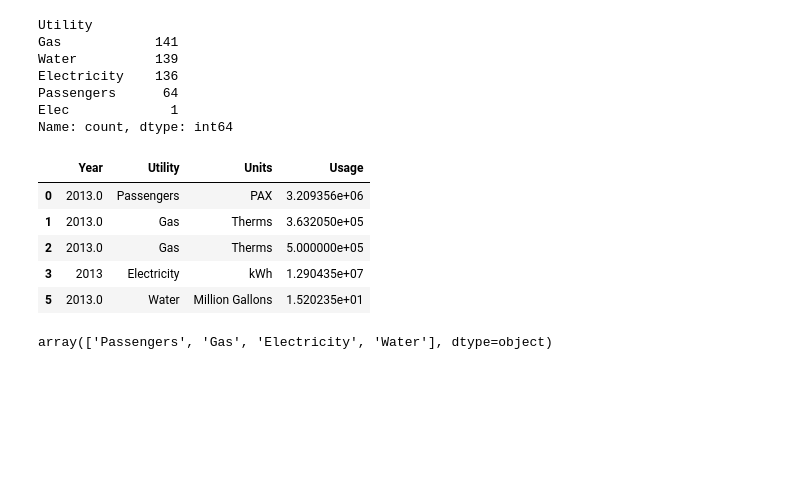
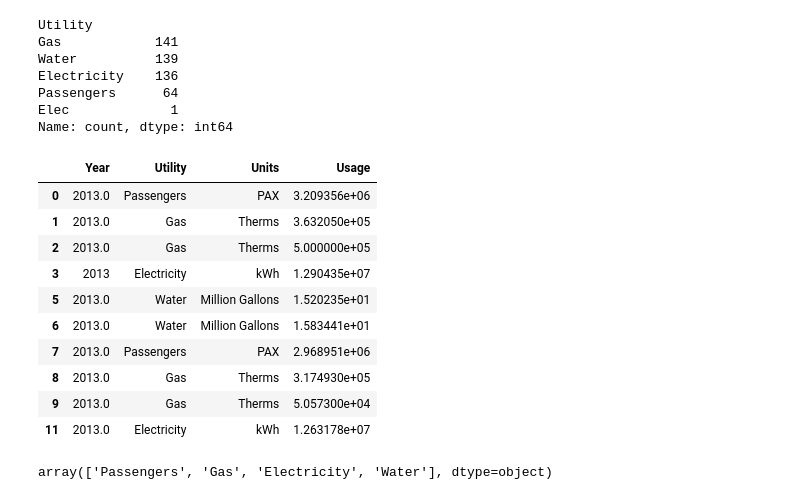
Before and after one commit to jaidevkler/Module-4-Review, a Jupyter notebook: module4_notes.ipynb, the cells around one changed output. Saved outputs shown, nothing was run; the diff lists cells and outputs as text; code cells hidden in the pictures; blank space fills up the shorter version.

```diff
--- a/module4_notes.ipynb
+++ b/module4_notes.ipynb
@@ -204,6 +206,6 @@ Comments        560
 dtype: int64
 # %%
 # Drop a column
-df = df.drop('Comments', axis=1)
+df = df.drop(['Month','Month Number'], axis=1)
 df.head()
 # %% [output]
@@ -249,7 +251,7 @@ df.head()
 | 4 | 2013.0 | Electricity | NaN | 14002156.0 |
 # %%
 # Renaming columns
-df = df.rename(columns={'units': 'Units', 'usage': 'Usage'})
+df.rename(columns={'units': 'Units', 'usage': 'Usage'},inplace=True)
 df.head()
 # %% [output]
 |  | Year | Utility | Units | Usage |
@@ -310,15 +326,20 @@ Elec             1
 Name: count, dtype: int64
 # %%
 # Replacing values
-df['Utility'] = df['Utility'].replace({'Elec': 'Electricity'})
-df.head()
+df['Utility'] = df['Utility'].replace({'Elec': 'Electricity','Wa':'Water'})
+df.head(10)
 # %% [output]
 |  | Year | Utility | Units | Usage |
 | 0 | 2013.0 | Passengers | PAX | 3.209356e+06 |
 | 1 | 2013.0 | Gas | Therms | 3.632050e+05 |
 | 2 | 2013.0 | Gas | Therms | 5.000000e+05 |
 | 3 | 2013 | Electricity | kWh | 1.290435e+07 |
 | 5 | 2013.0 | Water | Million Gallons | 1.520235e+01 |
+| 6 | 2013.0 | Water | Million Gallons | 1.583441e+01 |
+| 7 | 2013.0 | Passengers | PAX | 2.968951e+06 |
+| 8 | 2013.0 | Gas | Therms | 3.174930e+05 |
+| 9 | 2013.0 | Gas | Therms | 5.057300e+04 |
+| 11 | 2013.0 | Electricity | kWh | 1.263178e+07 |
 # %%
 # Checking values after cleaning
 df['Utility'].unique()
```
Also changed, not shown: parts of 28 cells of this notebook.
